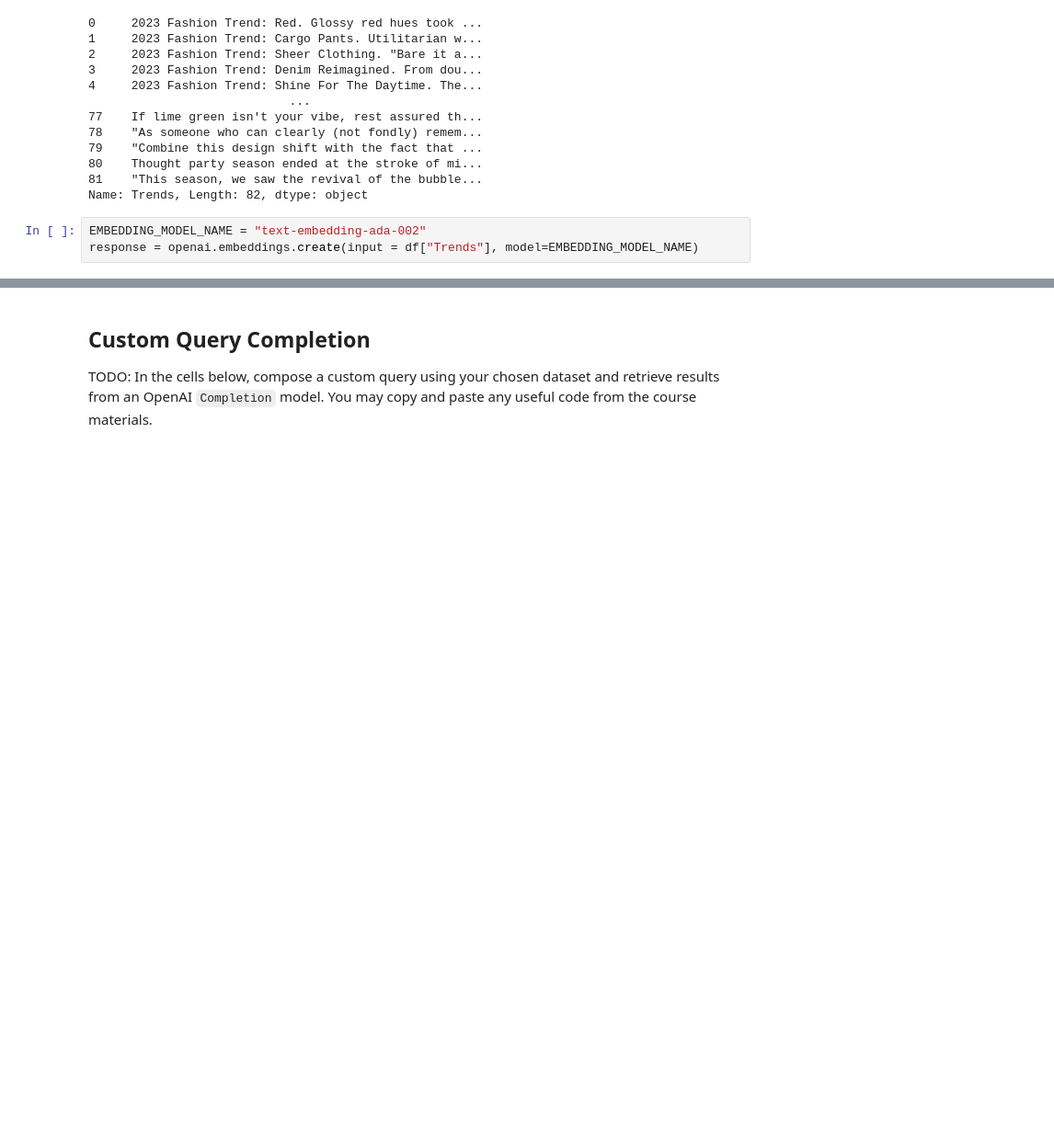
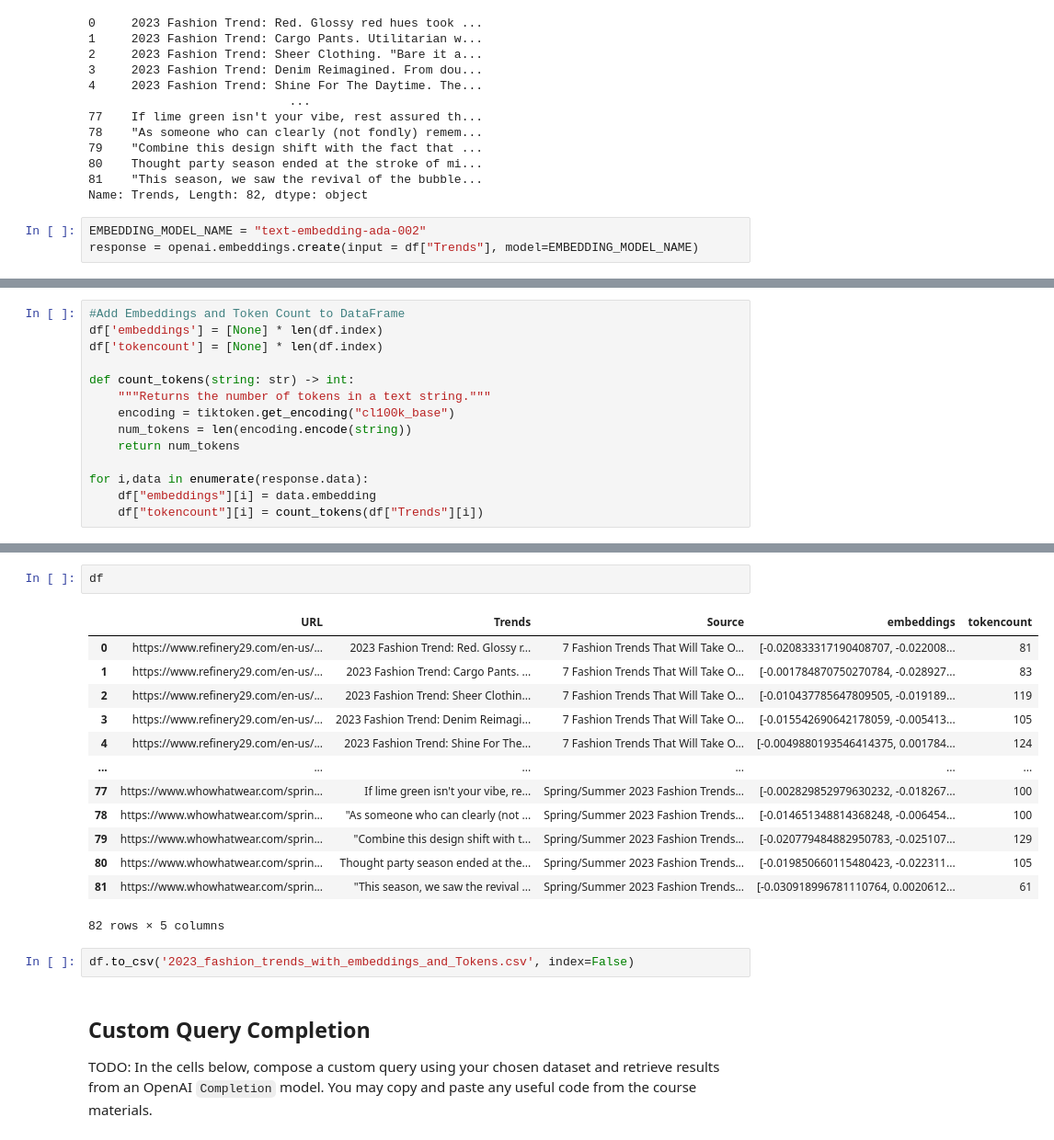
Before and after one commit to santhoshreddyin/Generative_AI_Learning, a Jupyter notebook: Introduction to LLM/project.ipynb, the cells around one changed output, grey strips where cells are left out. Shown: that part at 92% size. Drawn from its saved outputs; the diff is of its cells as text; blank space fills up the shorter version.

```diff
--- a/Introduction to LLM/project.ipynb
+++ b/Introduction to LLM/project.ipynb
@@ -63,0 +36,14 @@ ValueError: Input vector should be 1-D.
+# %%
+#Add Embeddings and Token Count to DataFrame
+df['embeddings'] = [None] * len(df.index)
+df['tokencount'] = [None] * len(df.index)
+
+def count_tokens(string: str) -> int:
+    """Returns the number of tokens in a text string."""
+    encoding = tiktoken.get_encoding("cl100k_base")
+    num_tokens = len(encoding.encode(string))
+    return num_tokens
+
+for i,data in enumerate(response.data):
+    df["embeddings"][i] = data.embedding
+    df["tokencount"][i] = count_tokens(df["Trends"][i])
@@ -64,3 +68,21 @@ ValueError: Input vector should be 1-D.
+# %%
+df
+# %% [output]
+|  | URL | Trends | Source | embeddings | tokencount |
+| 0 | https://www.refinery29.com/en-us/... | 2023 Fashion Trend: Red. Glossy r... | 7 Fashion Trends That Will Take O... | [-0.020833317190408707, -0.022008... | 81 |
+| 1 | https://www.refinery29.com/en-us/... | 2023 Fashion Trend: Cargo Pants. ... | 7 Fashion Trends That Will Take O... | [-0.001784870750270784, -0.028927... | 83 |
+| 2 | https://www.refinery29.com/en-us/... | 2023 Fashion Trend: Sheer Clothin... | 7 Fashion Trends That Will Take O... | [-0.010437785647809505, -0.019189... | 119 |
+| 3 | https://www.refinery29.com/en-us/... | 2023 Fashion Trend: Denim Reimagi... | 7 Fashion Trends That Will Take O... | [-0.015542690642178059, -0.005413... | 105 |
+| 4 | https://www.refinery29.com/en-us/... | 2023 Fashion Trend: Shine For The... | 7 Fashion Trends That Will Take O... | [-0.0049880193546414375, 0.001784... | 124 |
+| ... | ... | ... | ... | ... | ... |
+| 77 | https://www.whowhatwear.com/sprin... | If lime green isn't your vibe, re... | Spring/Summer 2023 Fashion Trends... | [-0.002829852979630232, -0.018267... | 100 |
+| 78 | https://www.whowhatwear.com/sprin... | "As someone who can clearly (not ... | Spring/Summer 2023 Fashion Trends... | [-0.014651348814368248, -0.006454... | 100 |
+| 79 | https://www.whowhatwear.com/sprin... | "Combine this design shift with t... | Spring/Summer 2023 Fashion Trends... | [-0.020779484882950783, -0.025107... | 129 |
+| 80 | https://www.whowhatwear.com/sprin... | Thought party season ended at the... | Spring/Summer 2023 Fashion Trends... | [-0.019850660115480423, -0.022311... | 105 |
+| 81 | https://www.whowhatwear.com/sprin... | "This season, we saw the revival ... | Spring/Summer 2023 Fashion Trends... | [-0.030918996781110764, 0.0020612... | 61 |
+82 rows × 5 columns
+# %%
+df.to_csv('2023_fashion_trends_with_embeddings_and_Tokens.csv', index=False)
 # %% [markdown]
 ## Custom Query Completion
 
```
Also changed, not shown: parts of 17 cells of this notebook.
